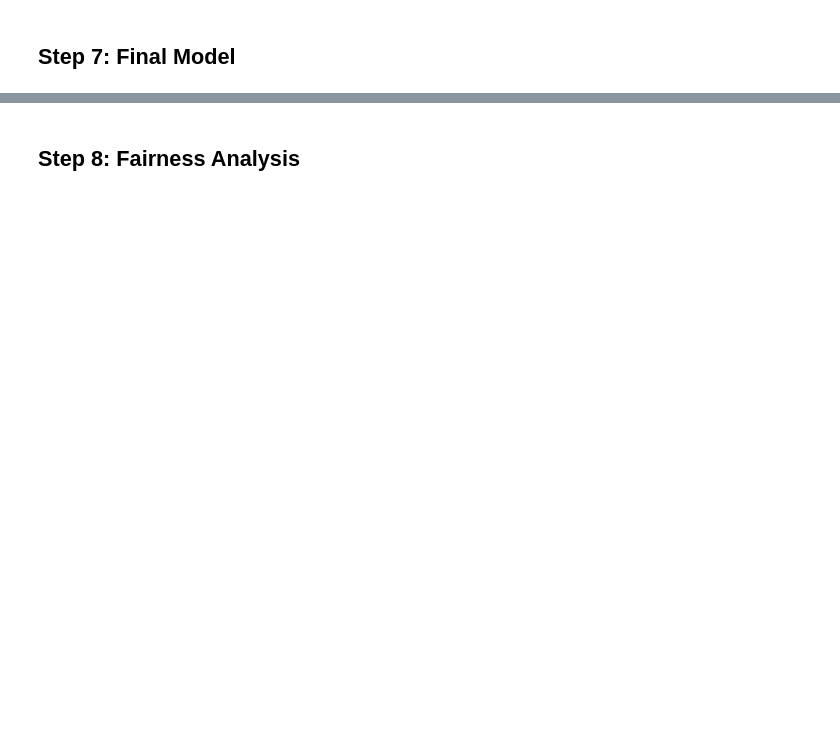
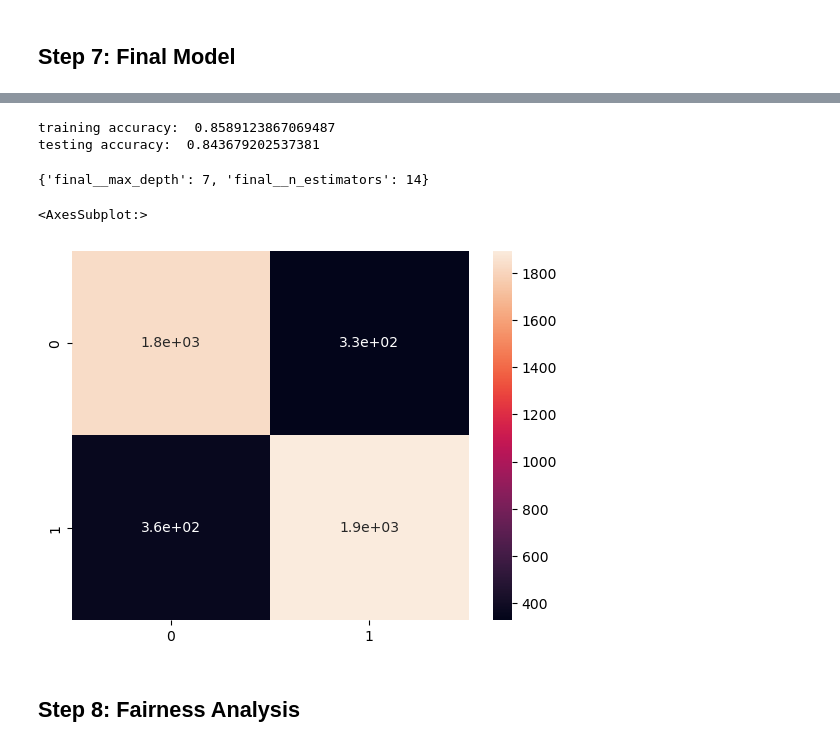
Before and after one commit to chriss-mo/League23, a Jupyter notebook: template.ipynb, the cells around one changed output, grey strips where cells are left out. Cells and saved outputs as stored; diff of their text form; code cells hidden in the pictures; blank space fills up the shorter version.

```diff
--- a/template.ipynb
+++ b/template.ipynb
@@ -18,11 +18,15 @@ pd.options.plotting.backend = 'plotly'
 # %%
 # TODO
 df = pd.read_csv('2023_LoL_esports_match_data_from_OraclesElixir.csv')
-df = df[df['datacompleteness'] == 'complete']
+complete = df[df['datacompleteness'] == 'complete']
 
-new_df = df[['teamname','side','gameid','firsttothreetowers','result','league', 'firstmidtower','totalgold','heralds','hextechs','date','team kpm','minionkills','firsttower', 'void_grubs','inhibitors', 'pentakills', 'firstbloodassist', 'url', 'playoffs', 'champion', 'kills', 'monsterkills','dpm']].sort_values('firsttothreetowers')
+relevant_cols = ['teamname','side','gameid','firsttothreetowers','result','league',
+                 'firstmidtower','totalgold','heralds','hextechs','date','team kpm',
+                 'minionkills','firsttower', 'void_grubs','inhibitors', 'pentakills',
+                 'firstbloodassist', 'url', 'playoffs', 'champion', 'kills', 'monsterkills','dpm']
 
+new_df = complete[relevant_cols].sort_values('firsttothreetowers')
 team_df = new_df[df['playername'].isna() & df['champion'].isna()]
 
-player_df = new_df[df['playername'].notna()]
+team_df.head()
 # %% [output]
@@ -239,15 +213,17 @@ baseline.score(X_test, y_test)
 # %% [markdown]
 ## Step 7: Final Model
 # %%
-# TODO# TODO
+from sklearn.ensemble import RandomForestClassifier
 from sklearn.model_selection import GridSearchCV
 from sklearn.pipeline import Pipeline
 from sklearn.preprocessing import StandardScaler
 from sklearn.model_selection import train_test_split
 
-team = team_df.drop([105143,105142])
+team = team_df.fillna(0) # fill null 'firstmidtower' values, explained in the readme.
 X_train, X_test, y_train, y_test = (
-    train_test_split(team[['kills', 'minionkills','monsterkills','dpm', 'firsttower', 'firstmidtower','totalgold']], team['firsttothreetowers'])
+    train_test_split(team[['kills', 'minionkills','monsterkills','dpm',
+                           'firsttower', 'firstmidtower','totalgold']],
+                     team['firsttothreetowers'], test_size=0.25)
 )
 
 final_model = Pipeline([
@@ -260,8 +236,8 @@ final_model = Pipeline([
 # fina
 
 hyperparameters = {
-    'final__max_depth': np.arange(50, 200, 50),
-    'final__n_estimators' : np.arange(200,1000,200),
+    'final__max_depth': np.arange(1, 30, 1),
+    'final__n_estimators' : np.arange(2,25,1),
 }
 
 grids = GridSearchCV(
@@ -285,2 +261,21 @@ team_df[team_df['firstmidtower'].isna()].drop([105143,105142])
+# %%
+print('training accuracy: ', grids.score(X_train, y_train))
+print('testing accuracy: ', grids.score(X_test, y_test))
+# %% [output]
+training accuracy:  0.8589123867069487
+testing accuracy:  0.843679202537381
+# %%
+grids.best_params_
+# %% [output]
+{'final__max_depth': 7, 'final__n_estimators': 14}
+# %%
+from sklearn.metrics import confusion_matrix
+from seaborn import heatmap
+
+ypred = grids.predict(X_test)
+heatmap(confusion_matrix(y_test, ypred), annot=True)
+# %% [output]
+<AxesSubplot:>
+[figure, added]
 # %% [markdown]
 ## Step 8: Fairness Analysis
```
Also changed, not shown: parts of 34 cells of this notebook, 2 other files.
